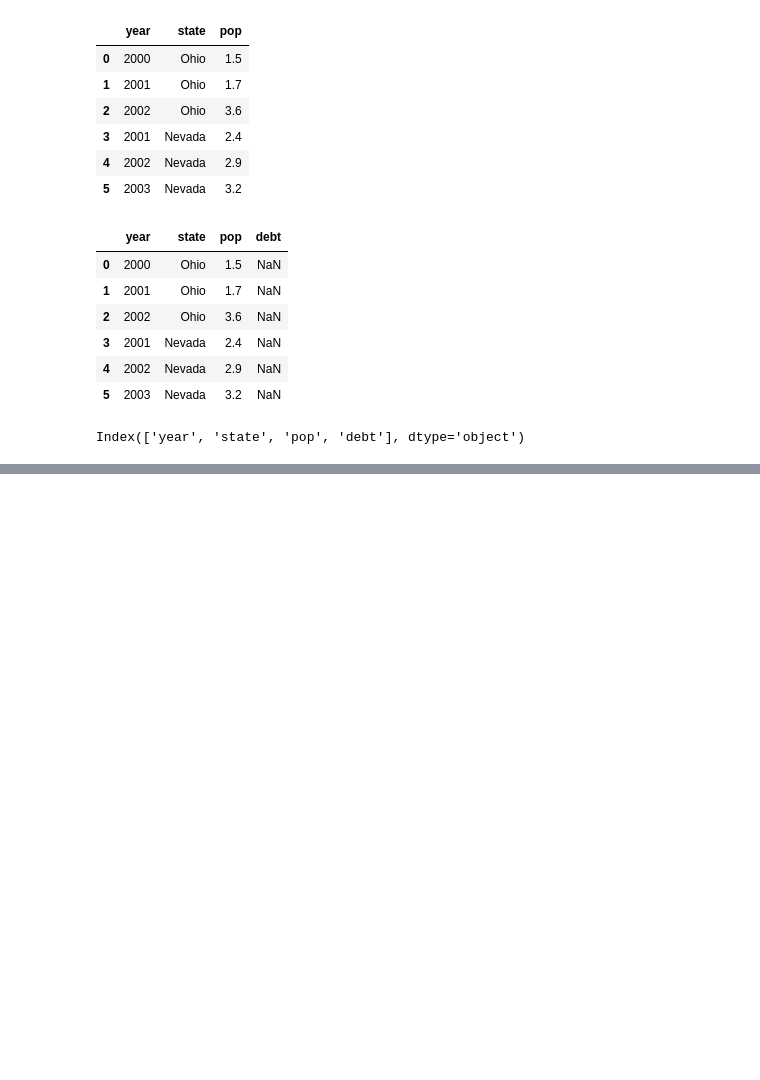
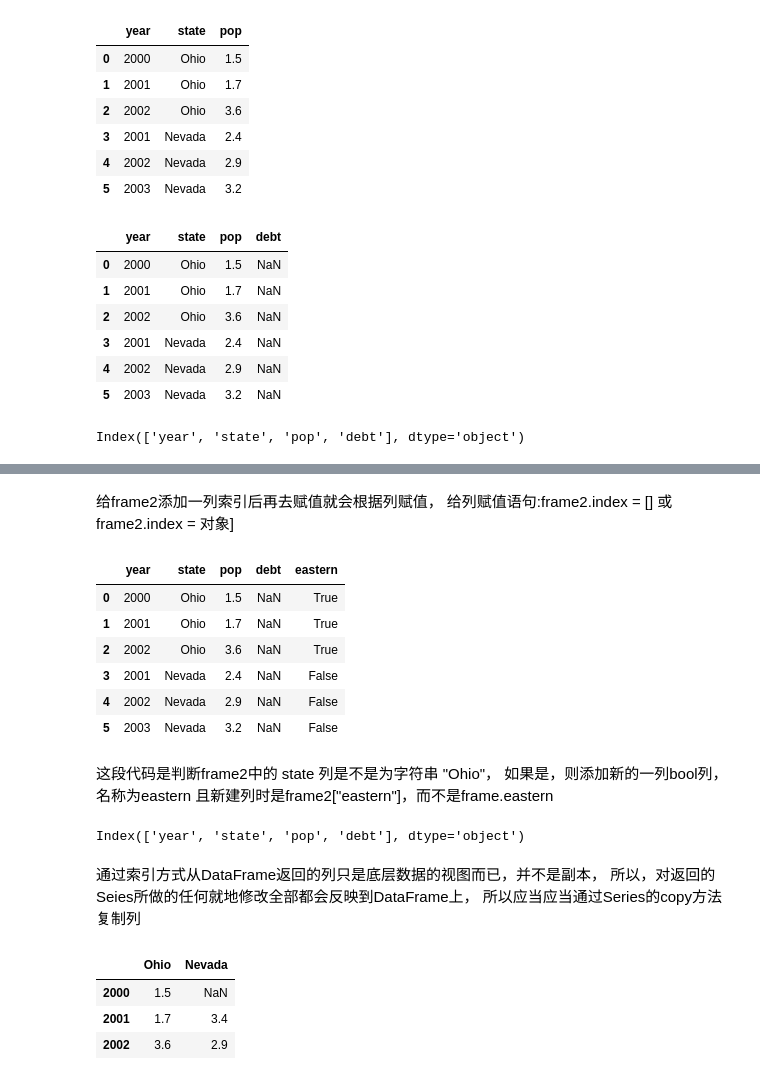
Before and after one commit to ZBC-pro/Using_Python_for_data_analysis, a Jupyter notebook: chapter_5/DataFrame.ipynb, the cells around one changed output, grey strips where cells are left out. Cells and saved outputs as stored; diff of their text form; code cells hidden in the pictures; blank space fills up the shorter version.

```diff
--- a/chapter_5/DataFrame.ipynb
+++ b/chapter_5/DataFrame.ipynb
@@ -75,0 +189,42 @@ Index(['year', 'state', 'pop', 'debt'], dtype='object')
+# %% [markdown]
+给frame2添加一列索引后再去赋值就会根据列赋值，
+给列赋值语句:frame2.index = [] 或 frame2.index = 对象]
+# %%
+#关键字del可以像字典那样删除列。先创建一个新的bool值的列，
+#条件为state列是否为“Ohio”：
+frame2["eastern"] = frame2["state"] == "Ohio"
+frame2
+# %% [output]
+|  | year | state | pop | debt | eastern |
+| 0 | 2000 | Ohio | 1.5 | NaN | True |
+| 1 | 2001 | Ohio | 1.7 | NaN | True |
+| 2 | 2002 | Ohio | 3.6 | NaN | True |
+| 3 | 2001 | Nevada | 2.4 | NaN | False |
+| 4 | 2002 | Nevada | 2.9 | NaN | False |
+| 5 | 2003 | Nevada | 3.2 | NaN | False |
+# %% [markdown]
+这段代码是判断frame2中的 state 列是不是为字符串 "Ohio"，
+如果是，则添加新的一列bool列，名称为eastern
+且新建列时是frame2["eastern"]，而不是frame.eastern
+# %%
+#删除
+del frame2["eastern"]
+frame2.columns
+# %% [output]
+Index(['year', 'state', 'pop', 'debt'], dtype='object')
+# %% [markdown]
+通过索引方式从DataFrame返回的列只是底层数据的视图而已，并不是副本，
+所以，对返回的Seies所做的任何就地修改全部都会反映到DataFrame上，
+所以应当应当通过Series的copy方法复制列
+# %%
+#嵌套字典的字典：
+populations = {"Ohio": {2000: 1.5, 2001: 1.7, 2002: 3.6},
+               "Nevada": {2001: 3.4, 2002: 2.9},}
+
+frame3  = pd.DataFrame(populations)
+frame3
+# %% [output]
+|  | Ohio | Nevada |
+| 2000 | 1.5 | NaN |
+| 2001 | 1.7 | 3.4 |
+| 2002 | 3.6 | 2.9 |
```
Also changed, not shown: parts of 48 cells of this notebook, 6 other files.
